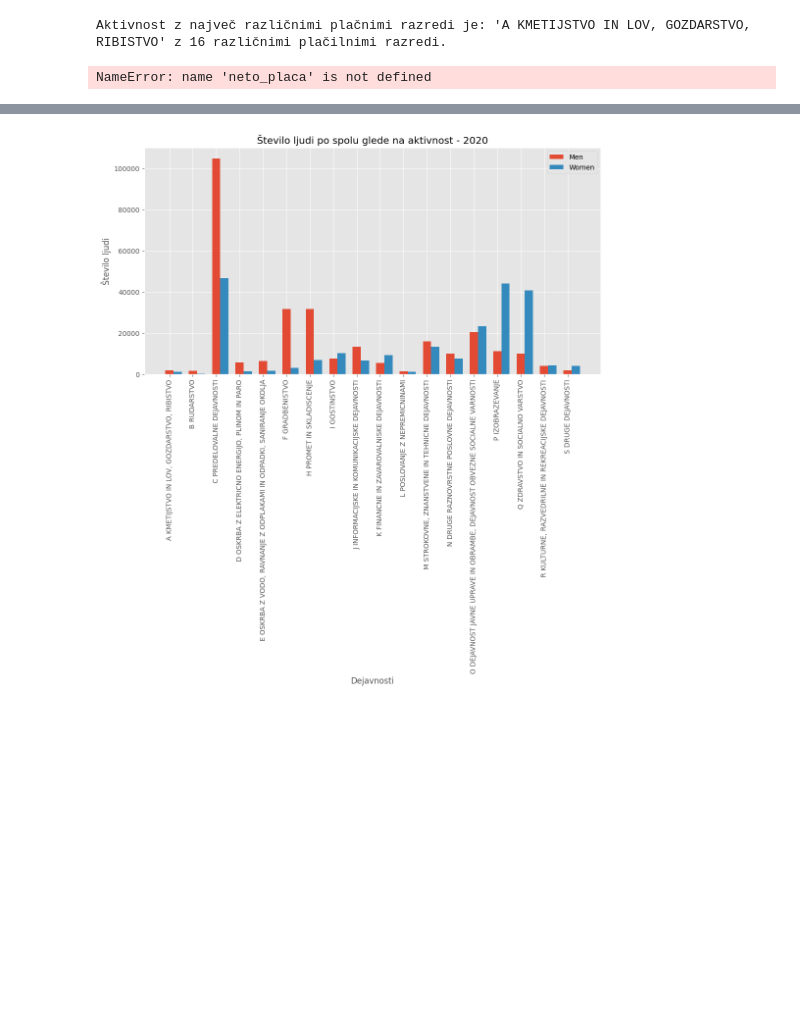
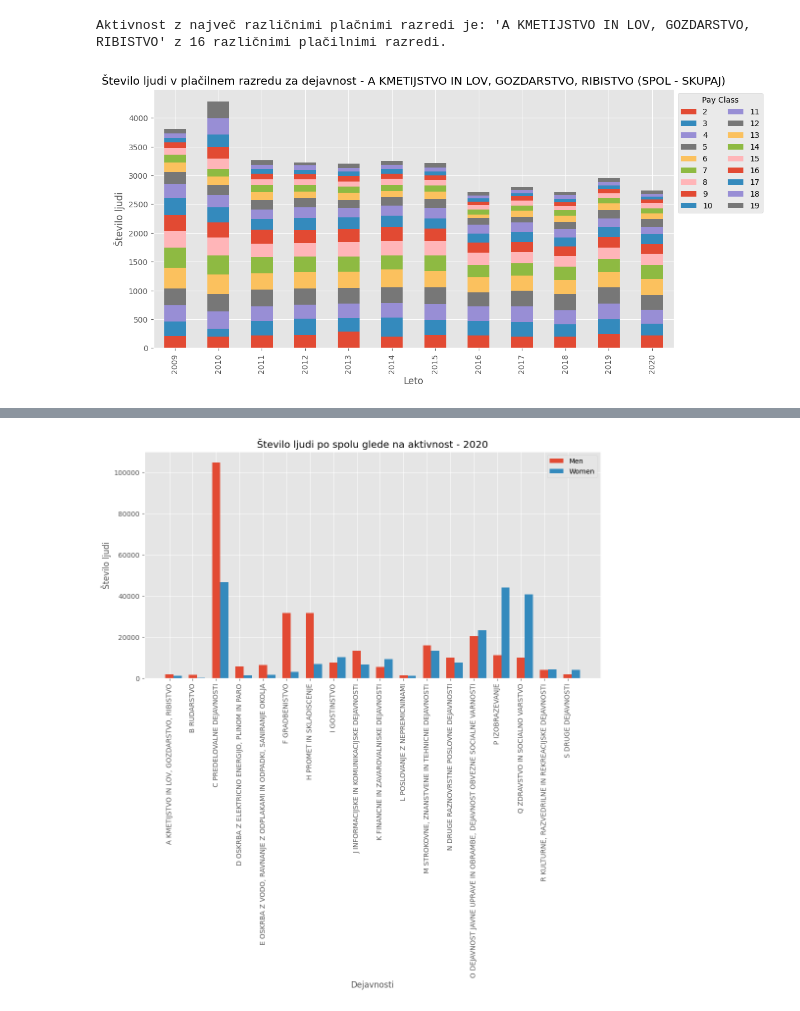
Before and after one commit to janljubic/PR22jlnfzkpmz, a Jupyter notebook: analiza/placa/placa.ipynb, the cells around one changed output, grey strips where cells are left out. Drawn from its saved outputs; the diff is of its cells as text; code cells hidden in the pictures; blank space fills up the shorter version.

```diff
--- a/analiza/placa/placa.ipynb
+++ b/analiza/placa/placa.ipynb
@@ -85,28 +85,28 @@ Aktivnost z največ različnimi plačnimi razredi je: 'A KMETIJSTVO IN LOV, GOZD
 # %%
 import matplotlib.pyplot as plt
 
 
-activity_data = neto_placa.loc[(neto_placa['SKD DEJAVNOST'] == 'C PREDELOVALNE DEJAVNOSTI') & (neto_placa['SPOL'] == 'SPOL - SKUPAJ')].copy()
+activity_data = neto_placa.loc[(neto_placa['SKD DEJAVNOST'] == 'A KMETIJSTVO IN LOV, GOZDARSTVO, RIBISTVO') & (neto_placa['SPOL'] == 'SPOL - SKUPAJ')].copy()
 
 pay_classes = activity_data.columns[6:-1]  # Exclude the 'RAZRED NETO - SKUPAJ' column
 
 activity_data['Total'] = activity_data[pay_classes].sum(axis=1)
 
 plt.style.use('ggplot')
 
 activity_data.plot(x='LETO', y=pay_classes, kind='bar', stacked=True, figsize=(12, 6))
 
 
 plt.xlabel('Leto')
 plt.ylabel('Število ljudi')
 plt.title('Število ljudi v plačilnem razredu za dejavnost - A KMETIJSTVO IN LOV, GOZDARSTVO, RIBISTVO (SPOL - SKUPAJ)')
 
 plt.legend(title='Pay Class', bbox_to_anchor=(1, 1), loc='upper left', ncol=2)
 
 
 plt.show()
 # %% [output]
-NameError: name 'neto_placa' is not defined
+[figure, added]
 # %%
 import matplotlib.pyplot as plt
 import numpy as np
```
Also changed, not shown: parts of 3 cells of this notebook, 1 other file.
